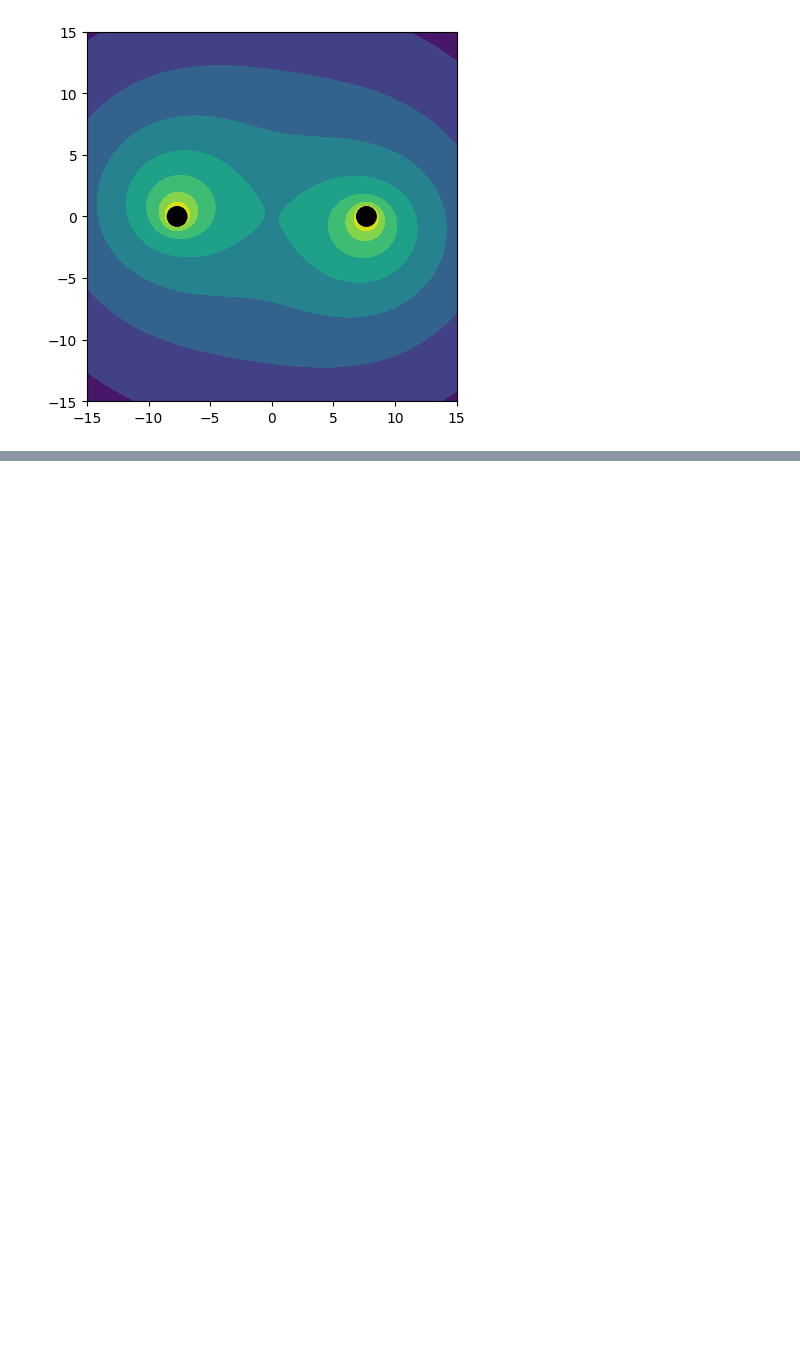
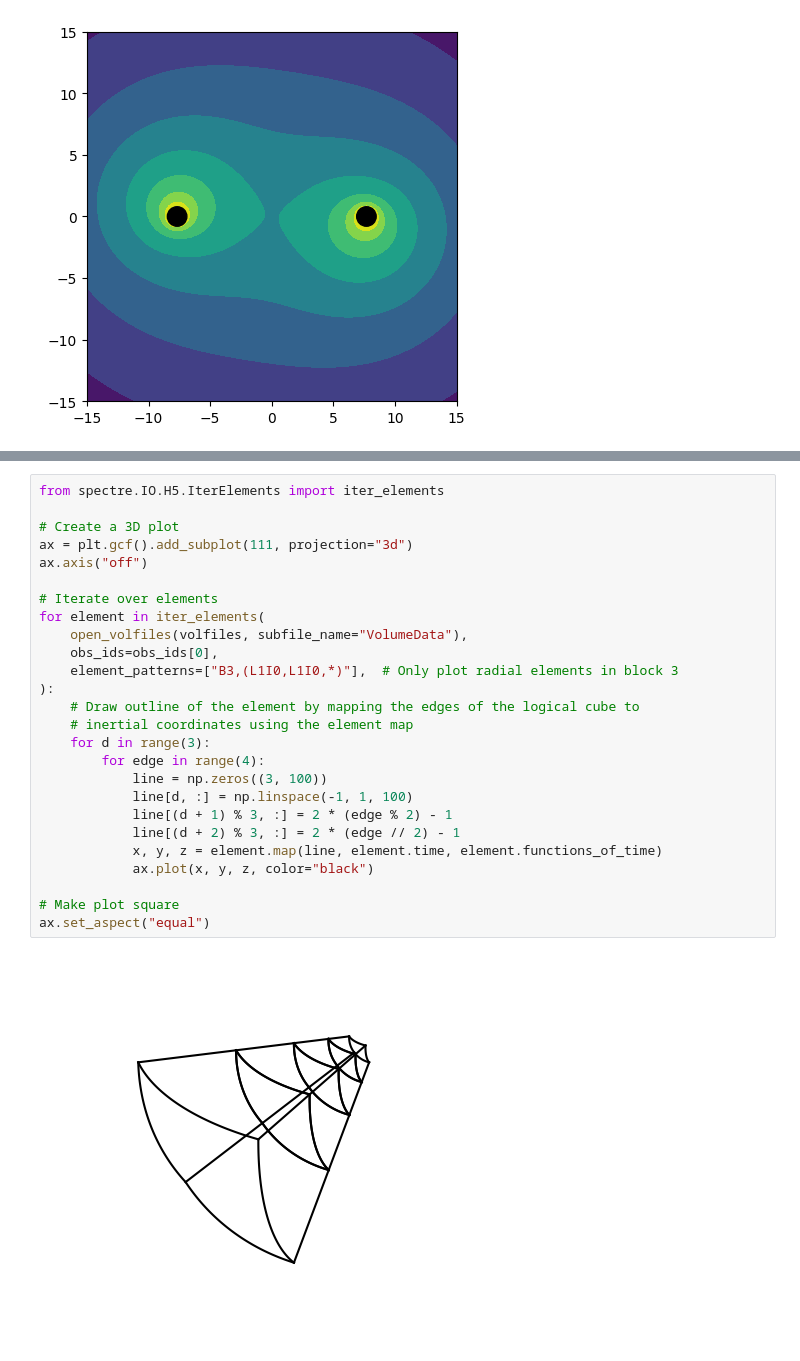
Before and after one commit to sxs-collaboration/sxscon-2024-tutorials, a Jupyter notebook: 01_Monday/working-with-data.ipynb, the cells around one changed output, grey strips where cells are left out. Saved outputs shown, nothing was run; the diff lists cells and outputs as text; blank space fills up the shorter version.

Commit message:
Extend data tutorial

```diff
--- a/01_Monday/working-with-data.ipynb
+++ b/01_Monday/working-with-data.ipynb
@@ -279,0 +271,28 @@ from spectre.Visualization.TransformVolumeData import transform_volume_data, Ker
+# %%
+from spectre.IO.H5.IterElements import iter_elements
+
+# Create a 3D plot
+ax = plt.gcf().add_subplot(111, projection="3d")
+ax.axis("off")
+
+# Iterate over elements
+for element in iter_elements(
+    open_volfiles(volfiles, subfile_name="VolumeData"),
+    obs_ids=obs_ids[0],
+    element_patterns=["B3,(L1I0,L1I0,*)"],  # Only plot radial elements in block 3
+):
+    # Draw outline of the element by mapping the edges of the logical cube to
+    # inertial coordinates using the element map
+    for d in range(3):
+        for edge in range(4):
+            line = np.zeros((3, 100))
+            line[d, :] = np.linspace(-1, 1, 100)
+            line[(d + 1) % 3, :] = 2 * (edge % 2) - 1
+            line[(d + 2) % 3, :] = 2 * (edge // 2) - 1
+            x, y, z = element.map(line, element.time, element.functions_of_time)
+            ax.plot(x, y, z, color="black")
+
+# Make plot square
+ax.set_aspect("equal")
+# %% [output]
+[figure, added]
```
Also changed, not shown: parts of 14 cells of this notebook, 1 other file.
